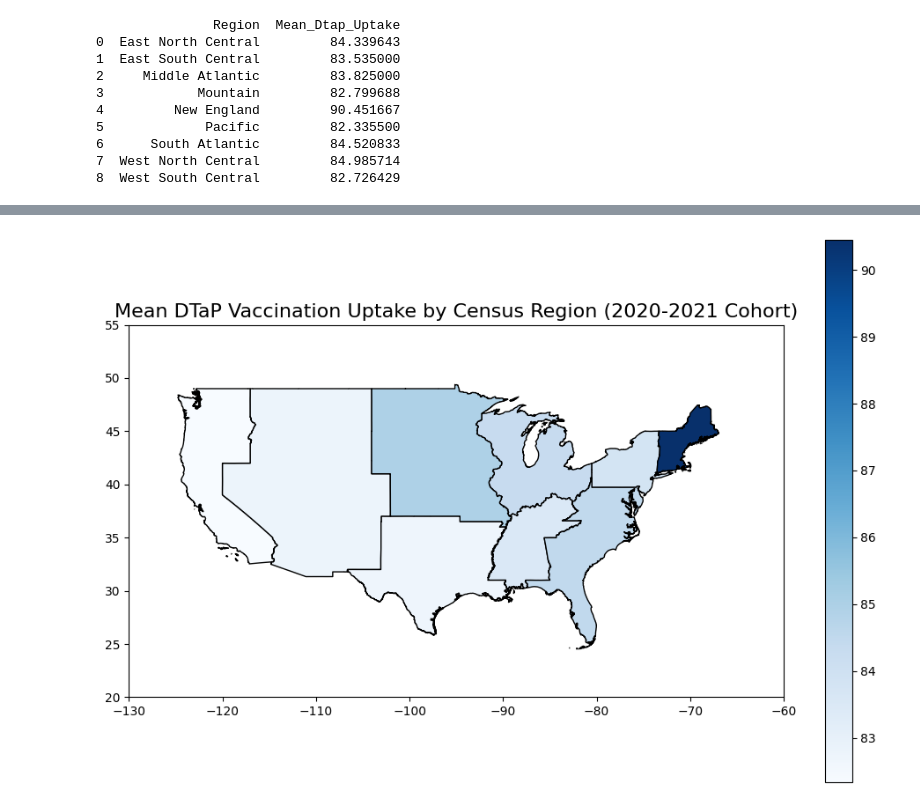
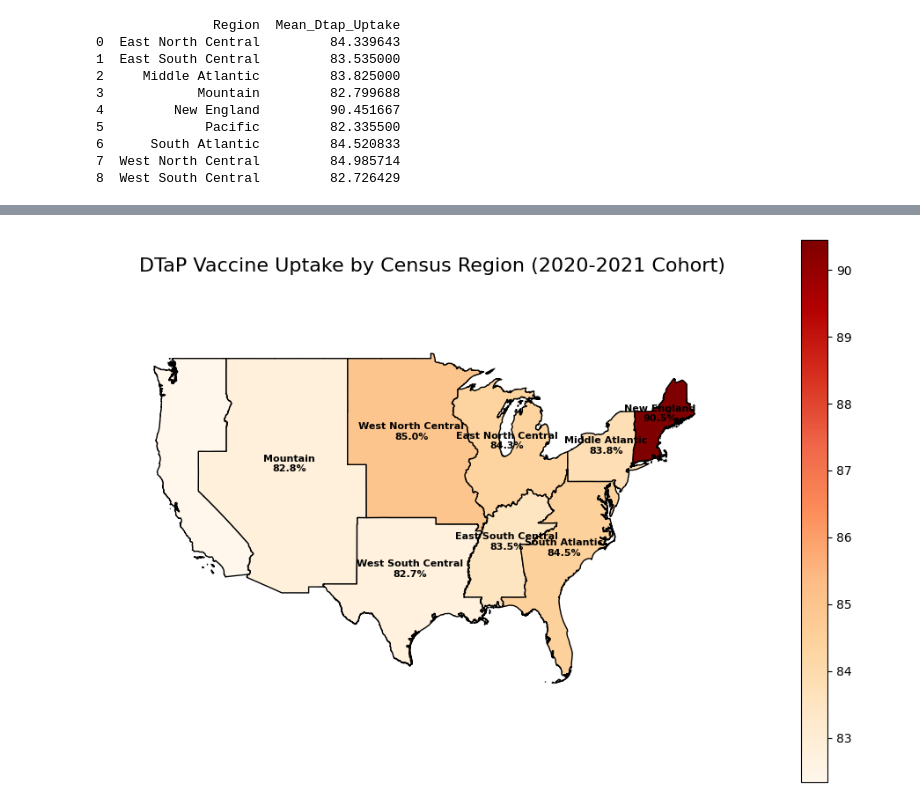
Before and after one commit to Khoi-cpu/RNN_COVID_GROUP, a Jupyter notebook: Dtap_vac_Chloropleth_mapV2.ipynb, the cells around one changed output, grey strips where cells are left out. Cells and saved outputs as stored; diff of their text form; code cells hidden in the pictures.

```diff
--- a/Dtap_vac_Chloropleth_mapV2.ipynb
+++ b/Dtap_vac_Chloropleth_mapV2.ipynb
@@ -147,27 +153,37 @@ plt.show()
-# %%
-
-
-# Plot the visualization
-fig, ax = plt.subplots(figsize=(12, 8))
-plt.title(
-    "Mean DTaP Vaccination Uptake by Census Region (2020-2021 Cohort)",
-    fontsize=16,
-)
-
-# Plot the data with black outlines
-merged.plot(
-    column="Mean_Dtap_Uptake",  # Your column for visualization
-    cmap="Blues",               # Colormap for shading
-    legend=True,               # Add legend for color scale
-    ax=ax,                     # Use the same axis
-    edgecolor="black"          # Set outline color to black
-)
-
-# Set bounds for the contiguous U.S.
-ax.set_xlim([-130, -60])  # Longitude for contiguous U.S.
-ax.set_ylim([20, 55])     # Latitude for contiguous U.S.
-
-# Show the map
-plt.show()
-# %% [output]
-[figure, removed]
+# %%
+import matplotlib.pyplot as plt
+
+# Plot the choropleth
+fig, ax = plt.subplots(1, 1, figsize=(12, 8))
+choropleth_data.plot(column='Mean_Dtap_Uptake',
+                     cmap='OrRd',  # Color scheme
+                     legend=True,
+                     ax=ax,
+                     edgecolor='black')
+
+# Add a title and turn off axis
+ax.set_title('DTaP Vaccine Uptake by Census Region (2020-2021 Cohort)', fontsize=16)
+ax.set_axis_off()
+
+# Set bounds for the contiguous U.S.
+ax.set_xlim([-130, -60])  # Longitude for contiguous U.S.
+ax.set_ylim([20, 55])     # Latitude for contiguous U.S.
+
+# Add labels for each region
+for idx, row in choropleth_data.iterrows():
+    # Get the centroid of each region
+    centroid = row['geometry'].centroid
+    # Add annotation with the region name and mean percentage
+    ax.annotate(
+        f"{row['Region']}\n{row['Mean_Dtap_Uptake']:.1f}%",  # Text with region name and percentage
+        xy=(centroid.x, centroid.y),  # Position at the centroid
+        fontsize=8,                   # Font size
+        fontweight='bold',            # Bold font
+        color='black',                # Text color
+        ha='center'                   # Center align text
+    )
+
+# Show the plot
+plt.show()
+# %% [output]
+[figure, added]
```
Also changed, not shown: parts of 13 cells of this notebook, 1 other file.
